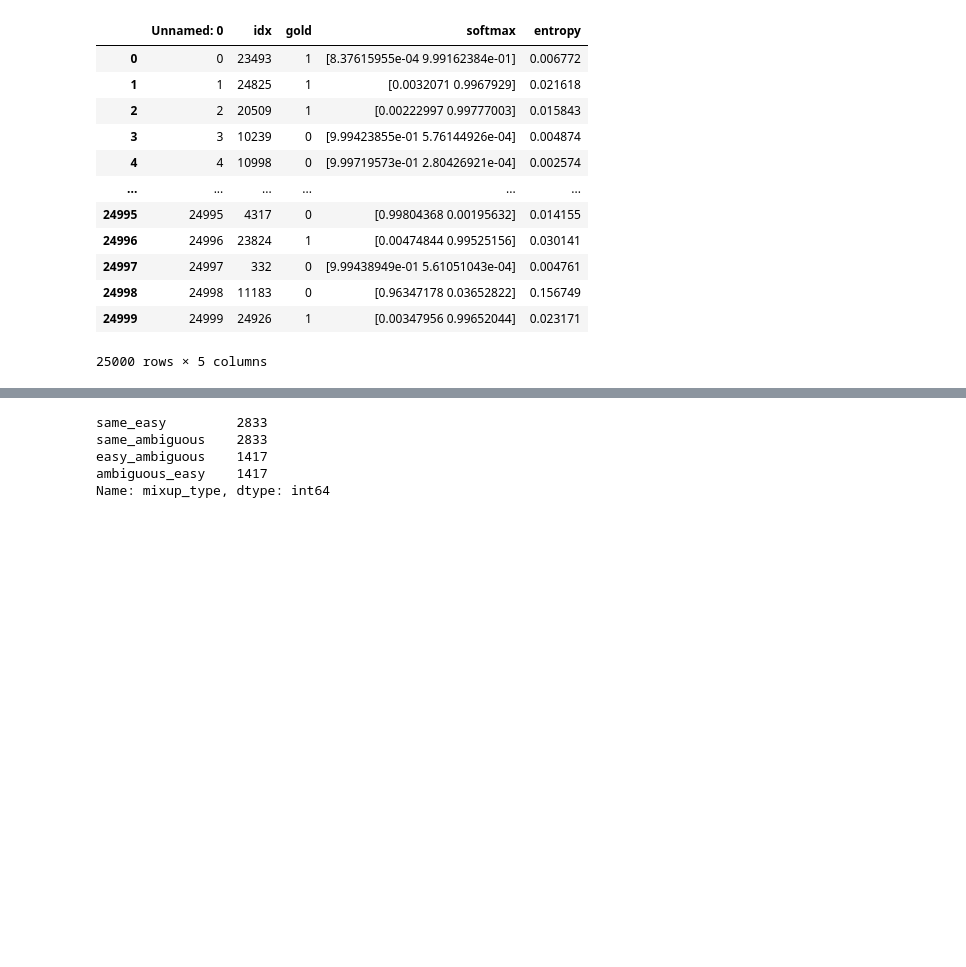
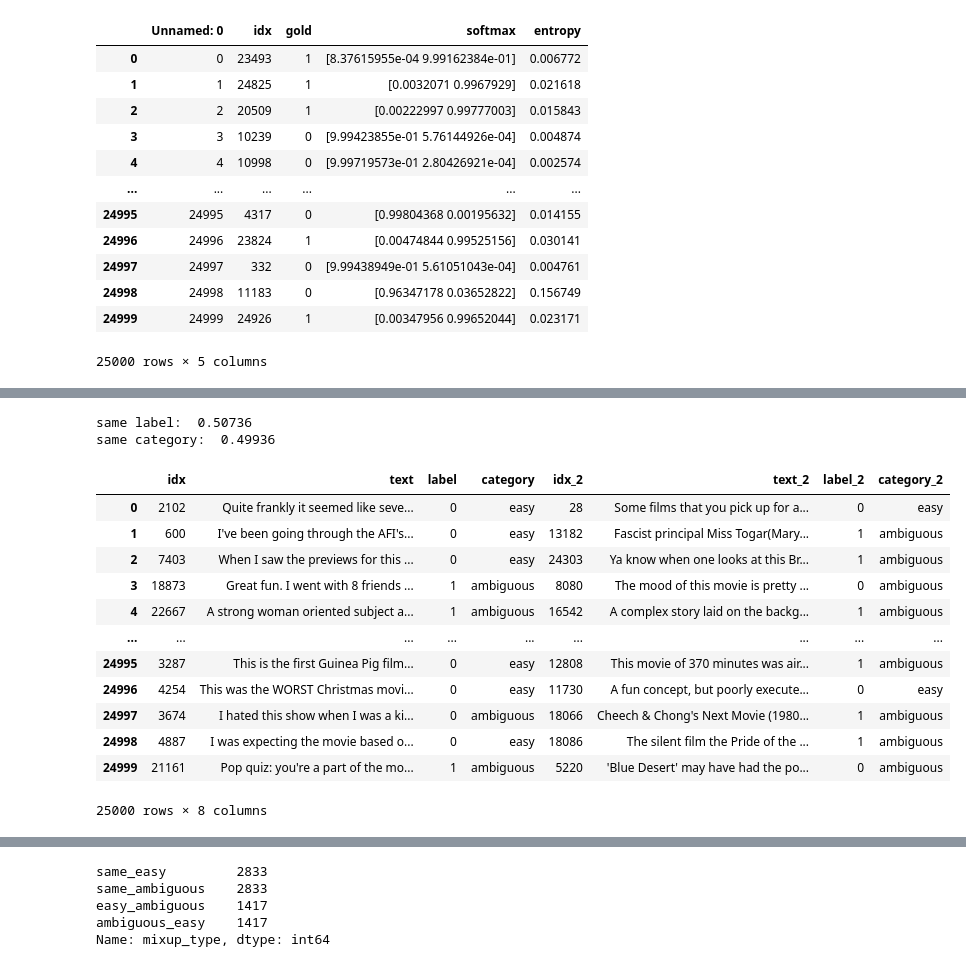
Before and after one commit to Raghav1606/Training-Dyamics-and-Entropy-Aware-Mixup-for-Robust-Text-Classification, a Jupyter notebook: notebooks/mixup_training.ipynb, the cells around one changed output, grey strips where cells are left out. Cells and saved outputs as stored; diff of their text form; code cells hidden in the pictures; blank space fills up the shorter version.

```diff
--- a/notebooks/mixup_training.ipynb
+++ b/notebooks/mixup_training.ipynb
@@ -605,3 +746,21 @@ normal_dataset
 # %%
-normal_dataset
+random_mixup_dataset = prepare_dataset_random_mixup(df, info_data=info_df, use_label=False)
+get_count(random_mixup_dataset, 'label', 'category')
+random_mixup_dataset
+# %% [output]
+same label:  0.50736
+same category:  0.49936
+|  | idx | text | label | category | idx_2 | text_2 | label_2 | category_2 |
+| 0 | 2102 | Quite frankly it seemed like seve... | 0 | easy | 28 | Some films that you pick up for a... | 0 | easy |
+| 1 | 600 | I've been going through the AFI's... | 0 | easy | 13182 | Fascist principal Miss Togar(Mary... | 1 | ambiguous |
+| 2 | 7403 | When I saw the previews for this ... | 0 | easy | 24303 | Ya know when one looks at this Br... | 1 | ambiguous |
+| 3 | 18873 | Great fun. I went with 8 friends ... | 1 | ambiguous | 8080 | The mood of this movie is pretty ... | 0 | ambiguous |
+| 4 | 22667 | A strong woman oriented subject a... | 1 | ambiguous | 16542 | A complex story laid on the backg... | 1 | ambiguous |
+| ... | ... | ... | ... | ... | ... | ... | ... | ... |
+| 24995 | 3287 | This is the first Guinea Pig film... | 0 | easy | 12808 | This movie of 370 minutes was air... | 1 | ambiguous |
+| 24996 | 4254 | This was the WORST Christmas movi... | 0 | easy | 11730 | A fun concept, but poorly execute... | 0 | easy |
+| 24997 | 3674 | I hated this show when I was a ki... | 0 | ambiguous | 18066 | Cheech & Chong's Next Movie (1980... | 1 | ambiguous |
+| 24998 | 4887 | I was expecting the movie based o... | 0 | easy | 18086 | The silent film the Pride of the ... | 1 | ambiguous |
+| 24999 | 21161 | Pop quiz: you're a part of the mo... | 1 | ambiguous | 5220 | 'Blue Desert' may have had the po... | 0 | ambiguous |
+25000 rows × 8 columns
 # %%
```
Also changed, not shown: parts of 13 cells of this notebook, 16 other files.
